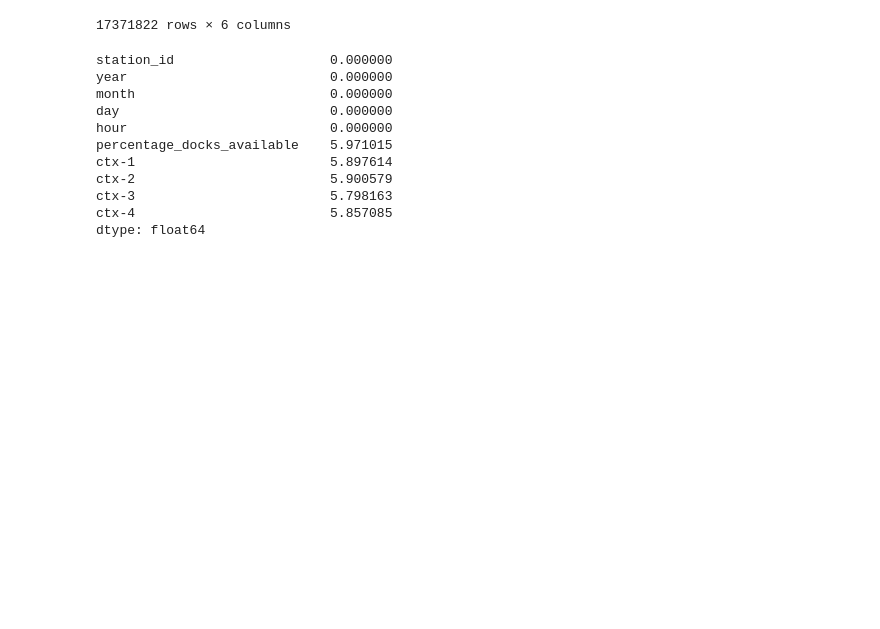
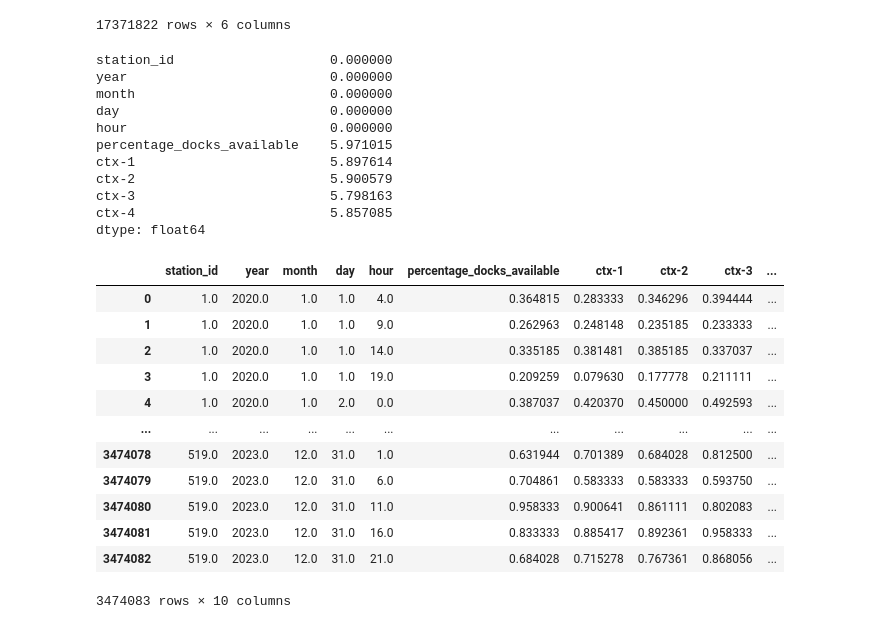
Before and after one commit to carlesonielfa/dsml-capstone, a Jupyter notebook: data_analysis.ipynb, the cells around one changed output. Drawn from its saved outputs; the diff is of its cells as text; code cells hidden in the pictures; blank space fills up the shorter version.

```diff
--- a/data_analysis.ipynb
+++ b/data_analysis.ipynb
@@ -289,3 +289,19 @@ ctx-2                         5.900579
 ctx-3                         5.798163
 ctx-4                         5.857085
 dtype: float64
+# %%
+df_ctx4
+# %% [output]
+|  | station_id | year | month | day | hour | percentage_docks_available | ctx-1 | ctx-2 | ctx-3 | ... |
+| 0 | 1.0 | 2020.0 | 1.0 | 1.0 | 4.0 | 0.364815 | 0.283333 | 0.346296 | 0.394444 | ... |
+| 1 | 1.0 | 2020.0 | 1.0 | 1.0 | 9.0 | 0.262963 | 0.248148 | 0.235185 | 0.233333 | ... |
+| 2 | 1.0 | 2020.0 | 1.0 | 1.0 | 14.0 | 0.335185 | 0.381481 | 0.385185 | 0.337037 | ... |
+| 3 | 1.0 | 2020.0 | 1.0 | 1.0 | 19.0 | 0.209259 | 0.079630 | 0.177778 | 0.211111 | ... |
+| 4 | 1.0 | 2020.0 | 1.0 | 2.0 | 0.0 | 0.387037 | 0.420370 | 0.450000 | 0.492593 | ... |
+| ... | ... | ... | ... | ... | ... | ... | ... | ... | ... | ... |
+| 3474078 | 519.0 | 2023.0 | 12.0 | 31.0 | 1.0 | 0.631944 | 0.701389 | 0.684028 | 0.812500 | ... |
+| 3474079 | 519.0 | 2023.0 | 12.0 | 31.0 | 6.0 | 0.704861 | 0.583333 | 0.583333 | 0.593750 | ... |
+| 3474080 | 519.0 | 2023.0 | 12.0 | 31.0 | 11.0 | 0.958333 | 0.900641 | 0.861111 | 0.802083 | ... |
+| 3474081 | 519.0 | 2023.0 | 12.0 | 31.0 | 16.0 | 0.833333 | 0.885417 | 0.892361 | 0.958333 | ... |
+| 3474082 | 519.0 | 2023.0 | 12.0 | 31.0 | 21.0 | 0.684028 | 0.715278 | 0.767361 | 0.868056 | ... |
+3474083 rows × 10 columns
```
Also changed, not shown: 1 other file.
